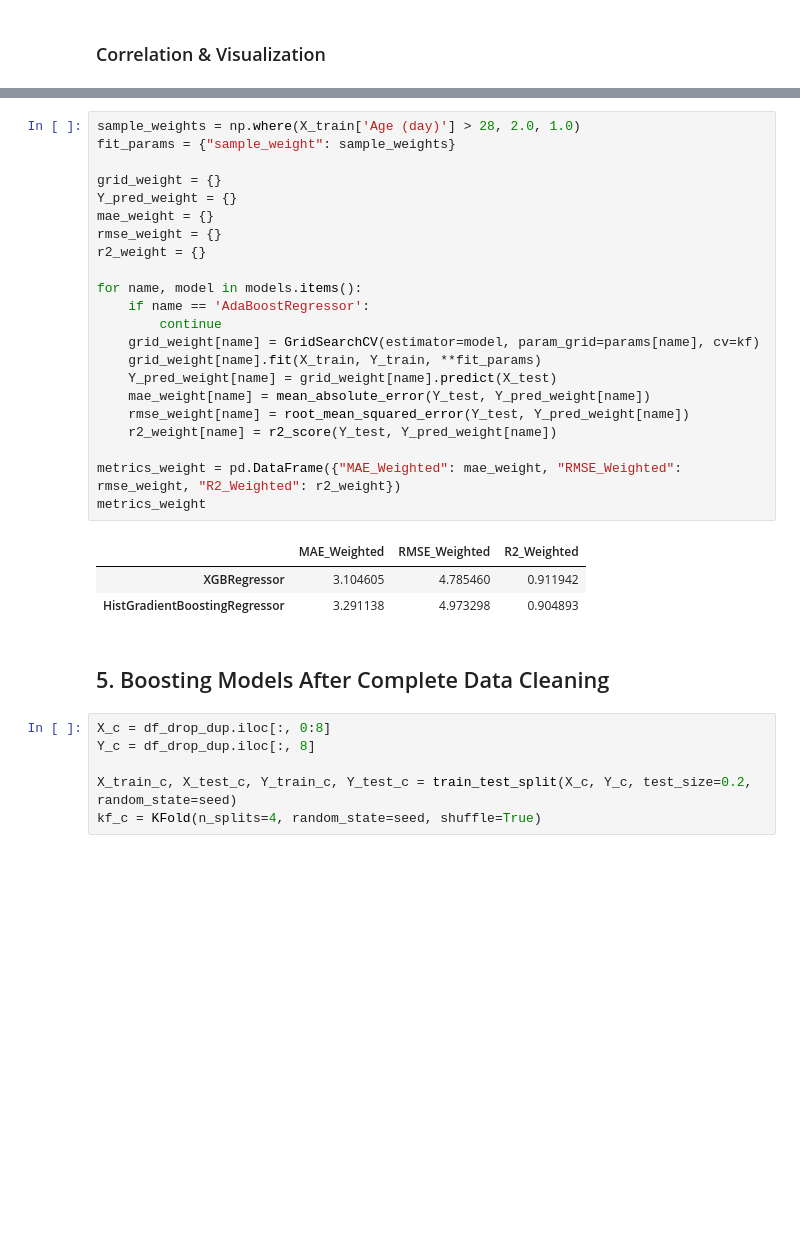
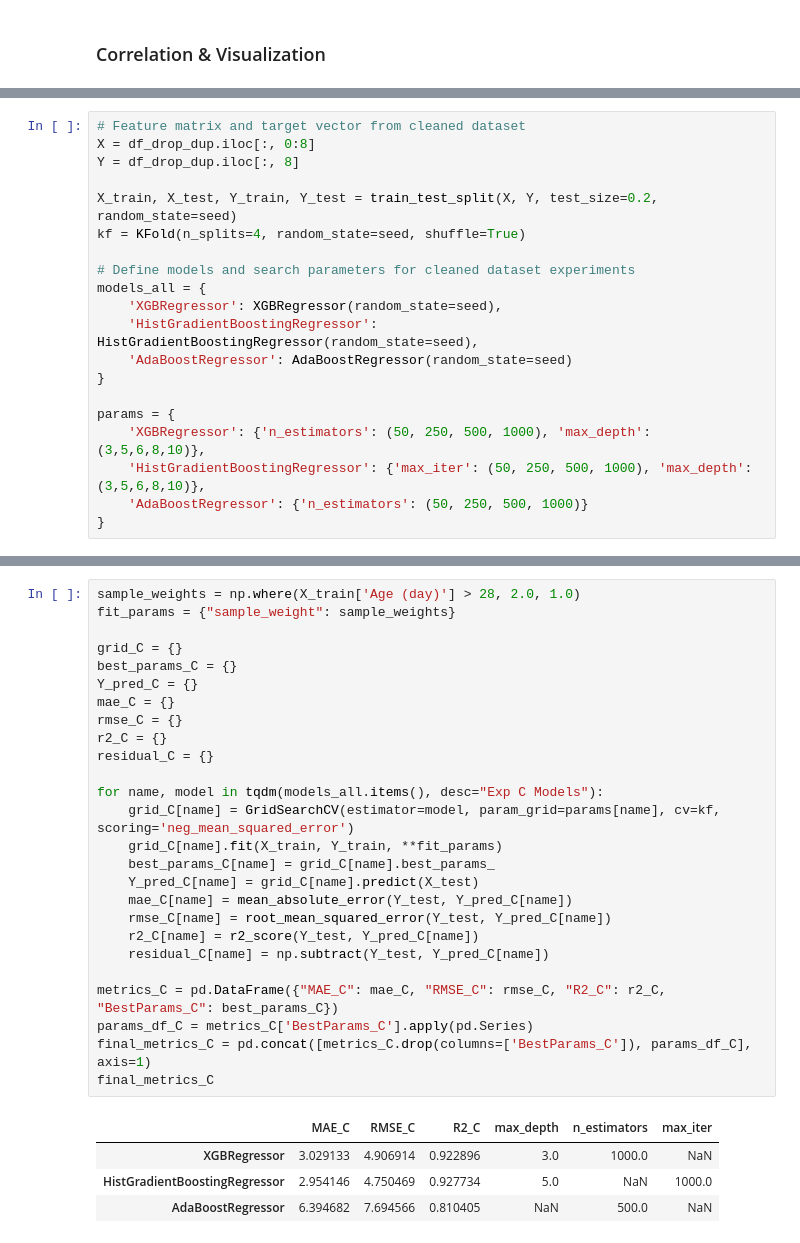
Before and after one commit to Jocund96/Data-to-Design-ML, a Jupyter notebook: S4_Boosting/Week-4/boost_w4.ipynb, the cells around one changed output, grey strips where cells are left out. Saved outputs shown, nothing was run; the diff lists cells and outputs as text; blank space fills up the shorter version.

```diff
--- a/S4_Boosting/Week-4/boost_w4.ipynb
+++ b/S4_Boosting/Week-4/boost_w4.ipynb
@@ -98 +149,21 @@ plt.show()
+# %%
+# Feature matrix and target vector from cleaned dataset
+X = df_drop_dup.iloc[:, 0:8]
+Y = df_drop_dup.iloc[:, 8]
+
+X_train, X_test, Y_train, Y_test = train_test_split(X, Y, test_size=0.2, random_state=seed)
+kf = KFold(n_splits=4, random_state=seed, shuffle=True)
+
+# Define models and search parameters for cleaned dataset experiments
+models_all = {
+    'XGBRegressor': XGBRegressor(random_state=seed),
+    'HistGradientBoostingRegressor': HistGradientBoostingRegressor(random_state=seed),
+    'AdaBoostRegressor': AdaBoostRegressor(random_state=seed)
+}
+
+params = {
+    'XGBRegressor': {'n_estimators': (50, 250, 500, 1000), 'max_depth': (3,5,6,8,10)},
+    'HistGradientBoostingRegressor': {'max_iter': (50, 250, 500, 1000), 'max_depth': (3,5,6,8,10)},
+    'AdaBoostRegressor': {'n_estimators': (50, 250, 500, 1000)}
+}
 # %% [markdown]
@@ -196,34 +243,31 @@ Giving 2.0 weight to concrete samples aged over 28 days vs 1.0 weight for younge
 # %%
 sample_weights = np.where(X_train['Age (day)'] > 28, 2.0, 1.0)
 fit_params = {"sample_weight": sample_weights}
 
-grid_weight = {}
-Y_pred_weight = {}
-mae_weight = {}
-rmse_weight = {}
-r2_weight = {}
+grid_C = {}
+best_params_C = {}
+Y_pred_C = {}
+mae_C = {}
+rmse_C = {}
+r2_C = {}
+residual_C = {}
 
-for name, model in models.items():
-    if name == 'AdaBoostRegressor':
-        continue
-    grid_weight[name] = GridSearchCV(estimator=model, param_grid=params[name], cv=kf)
-    grid_weight[name].fit(X_train, Y_train, **fit_params)
-    Y_pred_weight[name] = grid_weight[name].predict(X_test)
-    mae_weight[name] = mean_absolute_error(Y_test, Y_pred_weight[name])
-    rmse_weight[name] = root_mean_squared_error(Y_test, Y_pred_weight[name])
-    r2_weight[name] = r2_score(Y_test, Y_pred_weight[name])
+for name, model in tqdm(models_all.items(), desc="Exp C Models"):
+    grid_C[name] = GridSearchCV(estimator=model, param_grid=params[name], cv=kf, scoring='neg_mean_squared_error')
+    grid_C[name].fit(X_train, Y_train, **fit_params)
+    best_params_C[name] = grid_C[name].best_params_
+    Y_pred_C[name] = grid_C[name].predict(X_test)
+    mae_C[name] = mean_absolute_error(Y_test, Y_pred_C[name])
+    rmse_C[name] = root_mean_squared_error(Y_test, Y_pred_C[name])
+    r2_C[name] = r2_score(Y_test, Y_pred_C[name])
+    residual_C[name] = np.subtract(Y_test, Y_pred_C[name])
 
-metrics_weight = pd.DataFrame({"MAE_Weighted": mae_weight, "RMSE_Weighted": rmse_weight, "R2_Weighted": r2_weight})
-metrics_weight
+metrics_C = pd.DataFrame({"MAE_C": mae_C, "RMSE_C": rmse_C, "R2_C": r2_C, "BestParams_C": best_params_C})
+params_df_C = metrics_C['BestParams_C'].apply(pd.Series)
+final_metrics_C = pd.concat([metrics_C.drop(columns=['BestParams_C']), params_df_C], axis=1)
+final_metrics_C
 # %% [output]
-|  | MAE_Weighted | RMSE_Weighted | R2_Weighted |
-| XGBRegressor | 3.104605 | 4.785460 | 0.911942 |
-| HistGradientBoostingRegressor | 3.291138 | 4.973298 | 0.904893 |
+|  | MAE_C | RMSE_C | R2_C | max_depth | n_estimators | max_iter |
+| XGBRegressor | 3.029133 | 4.906914 | 0.922896 | 3.0 | 1000.0 | NaN |
+| HistGradientBoostingRegressor | 2.954146 | 4.750469 | 0.927734 | 5.0 | NaN | 1000.0 |
+| AdaBoostRegressor | 6.394682 | 7.694566 | 0.810405 | NaN | 500.0 | NaN |
-# %% [markdown]
-## 5. Boosting Models After Complete Data Cleaning
-# %%
-X_c = df_drop_dup.iloc[:, 0:8]
-Y_c = df_drop_dup.iloc[:, 8]
-
-X_train_c, X_test_c, Y_train_c, Y_test_c = train_test_split(X_c, Y_c, test_size=0.2, random_state=seed)
-kf_c = KFold(n_splits=4, random_state=seed, shuffle=True)
```
Also changed, not shown: parts of 33 cells of this notebook, 2 other files.
